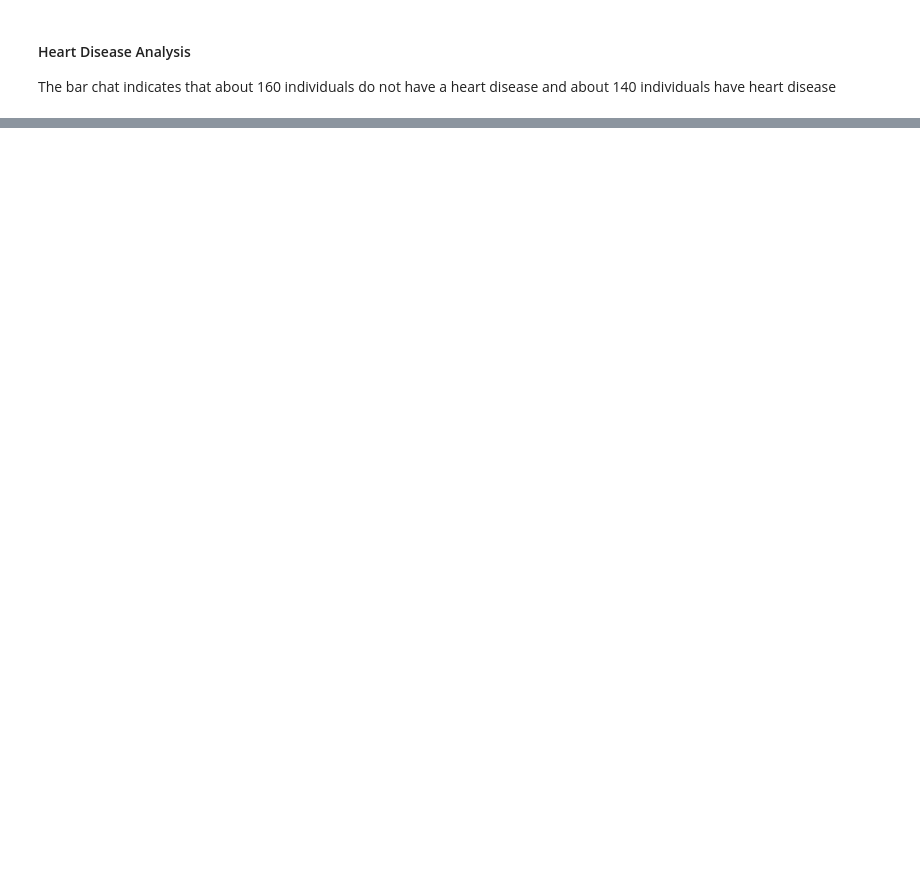
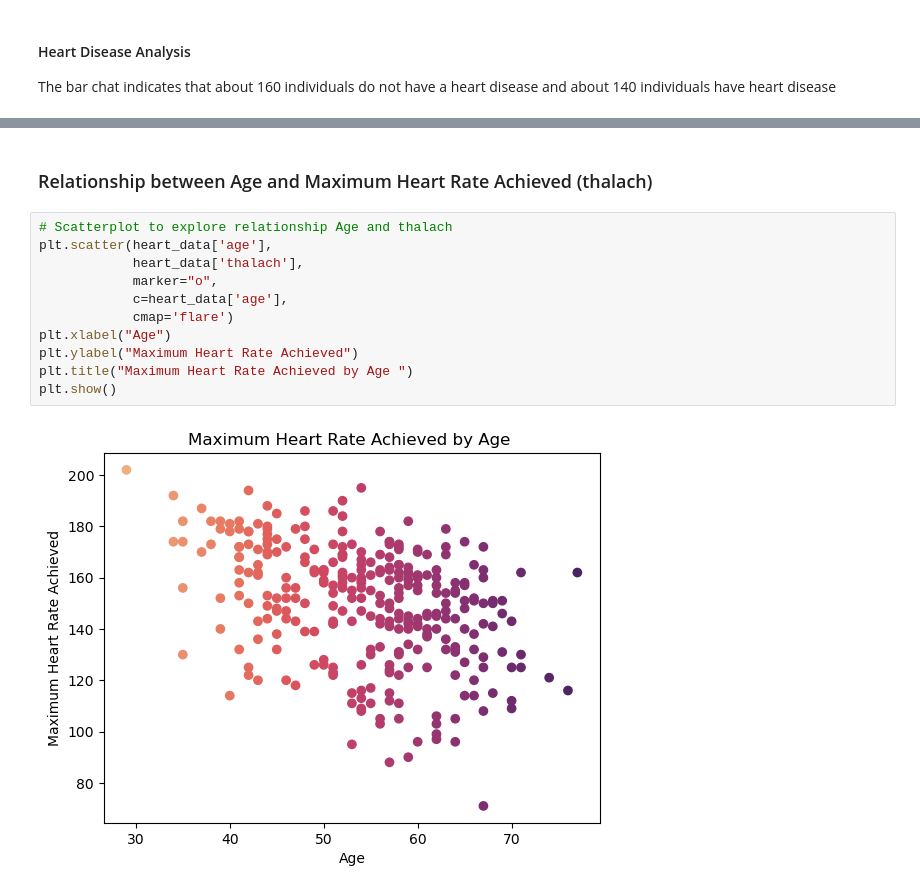
Before and after one commit to AndrewMarfo/Health-EDA, a Jupyter notebook: Health-EDA.ipynb, the cells around one changed output, grey strips where cells are left out. Cells and saved outputs as stored; diff of their text form; blank space fills up the shorter version.

```diff
--- a/Health-EDA.ipynb
+++ b/Health-EDA.ipynb
@@ -297,0 +317,15 @@ The bar chat indicates that about 160 individuals do not have a heart disease an
+# %% [markdown]
+### Relationship between Age and Maximum Heart Rate Achieved (thalach)
+# %%
+# Scatterplot to explore relationship Age and thalach
+plt.scatter(heart_data['age'],
+            heart_data['thalach'],
+            marker="o",
+            c=heart_data['age'],
+            cmap='flare')
+plt.xlabel("Age")
+plt.ylabel("Maximum Heart Rate Achieved")
+plt.title("Maximum Heart Rate Achieved by Age ")
+plt.show()
+# %% [output]
+[figure, added]
```
Also changed, not shown: parts of 9 cells of this notebook.
